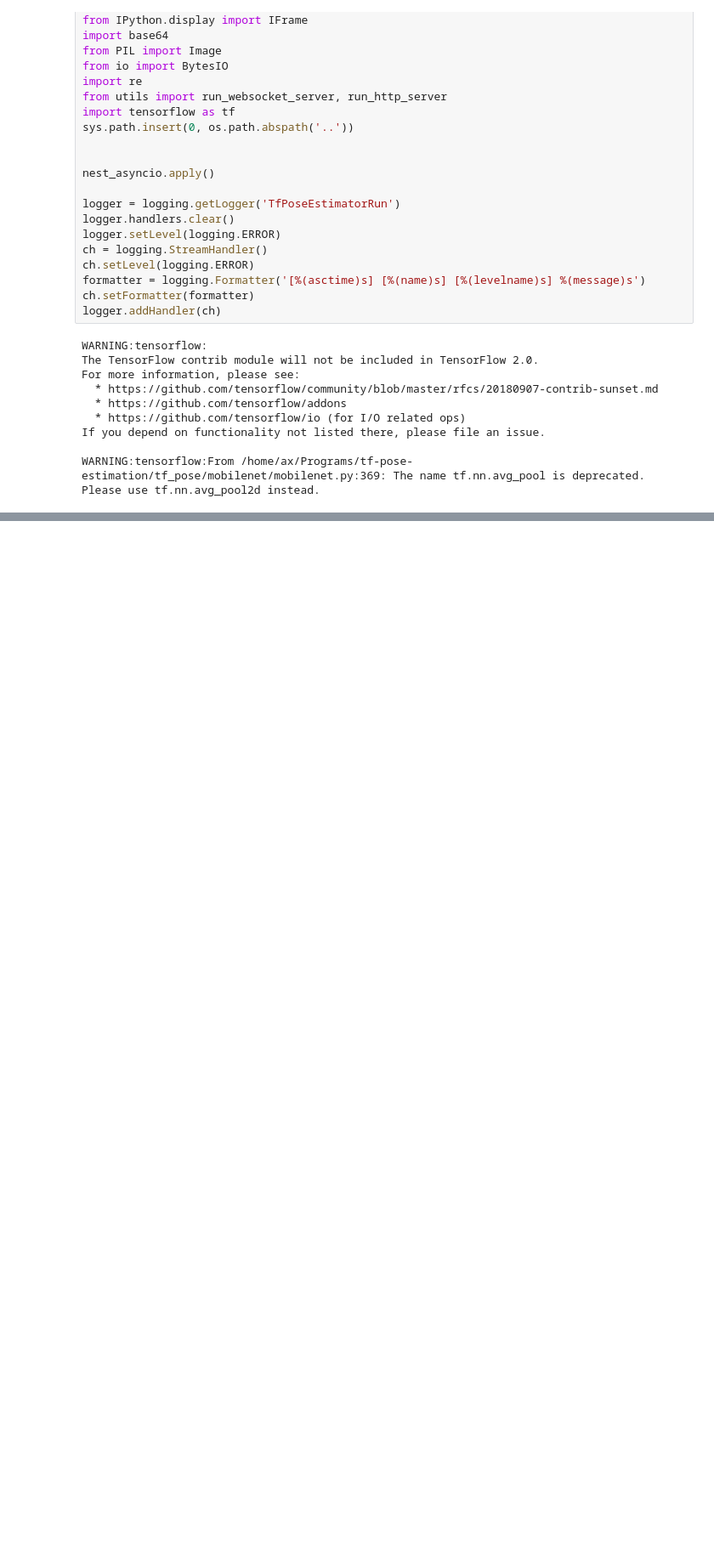
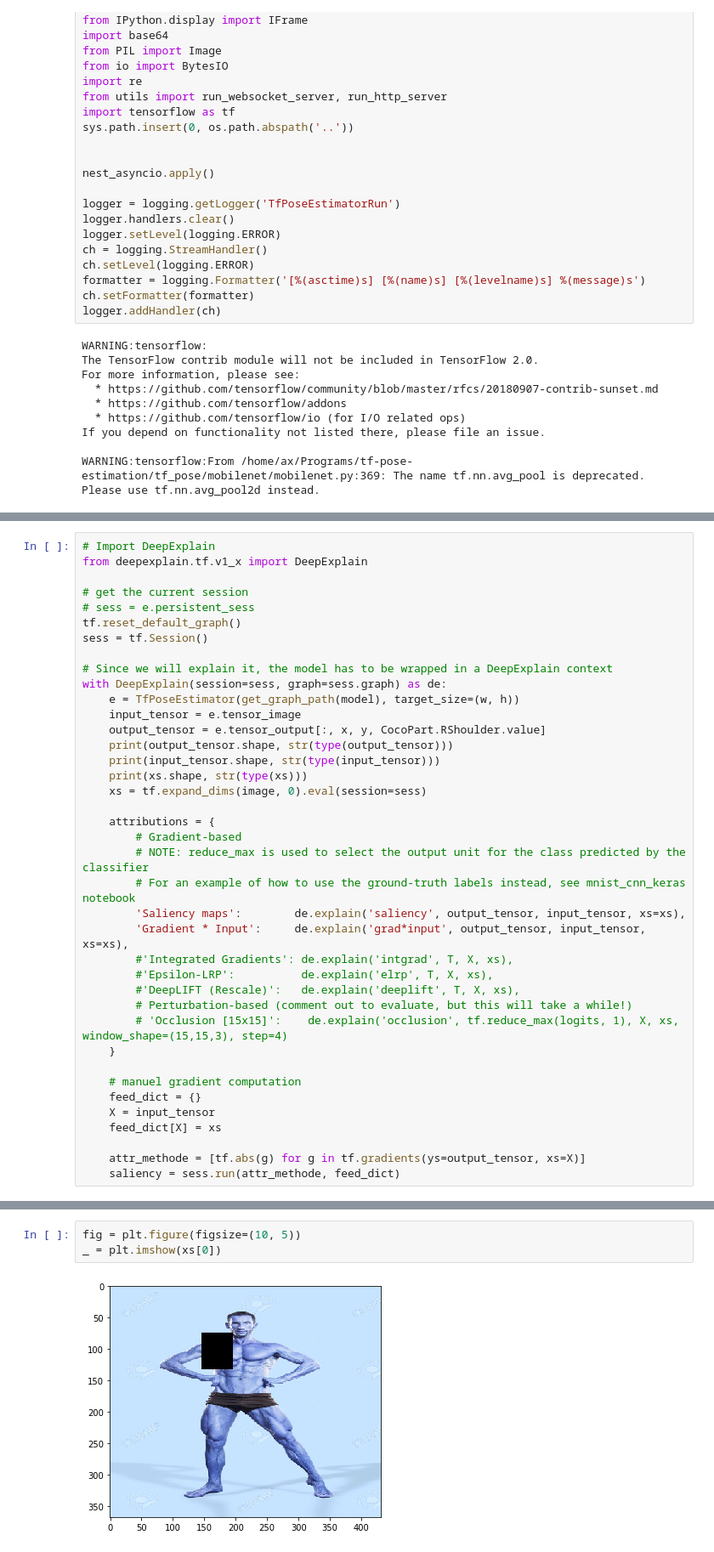
Before and after one commit to alexus37/MasterThesisCode, a Jupyter notebook: experiments/OpenPoseUnderstand.ipynb, the cells around one changed output, grey strips where cells are left out. Shown at 85% size. Saved outputs shown, nothing was run; the diff lists cells and outputs as text; blank space fills up the shorter version.

Commit message:
try to explain open pose confidence maps

```diff
--- a/experiments/OpenPoseUnderstand.ipynb
+++ b/experiments/OpenPoseUnderstand.ipynb
@@ -145,0 +123,39 @@ TypeError: len is not well defined for symbolic Tensors. (ExpandDims_2:0) Please
+# %%
+# Import DeepExplain
+from deepexplain.tf.v1_x import DeepExplain
+
+# get the current session
+# sess = e.persistent_sess
+tf.reset_default_graph()
+sess = tf.Session()
+
+# Since we will explain it, the model has to be wrapped in a DeepExplain context
+with DeepExplain(session=sess, graph=sess.graph) as de:
+    e = TfPoseEstimator(get_graph_path(model), target_size=(w, h))
+    input_tensor = e.tensor_image
+    output_tensor = e.tensor_output[:, x, y, CocoPart.RShoulder.value]
+    print(output_tensor.shape, str(type(output_tensor)))
+    print(input_tensor.shape, str(type(input_tensor)))
+    print(xs.shape, str(type(xs)))
+    xs = tf.expand_dims(image, 0).eval(session=sess)
+
+    attributions = {
+        # Gradient-based
+        # NOTE: reduce_max is used to select the output unit for the class predicted by the classifier
+        # For an example of how to use the ground-truth labels instead, see mnist_cnn_keras notebook
+        'Saliency maps':        de.explain('saliency', output_tensor, input_tensor, xs=xs),
+        'Gradient * Input':     de.explain('grad*input', output_tensor, input_tensor, xs=xs),
+        #'Integrated Gradients': de.explain('intgrad', T, X, xs),
+        #'Epsilon-LRP':          de.explain('elrp', T, X, xs),
+        #'DeepLIFT (Rescale)':   de.explain('deeplift', T, X, xs),
+        # Perturbation-based (comment out to evaluate, but this will take a while!)
+        # 'Occlusion [15x15]':    de.explain('occlusion', tf.reduce_max(logits, 1), X, xs, window_shape=(15,15,3), step=4)
+    }
+
+    # manuel gradient computation
+    feed_dict = {}
+    X = input_tensor
+    feed_dict[X] = xs
+
+    attr_methode = [tf.abs(g) for g in tf.gradients(ys=output_tensor, xs=X)]
+    saliency = sess.run(attr_methode, feed_dict)
@@ -145,0 +174,5 @@ TypeError: len is not well defined for symbolic Tensors. (ExpandDims_2:0) Please
+# %%
+fig = plt.figure(figsize=(10, 5))
+_ = plt.imshow(xs[0])
+# %% [output]
+[figure, added]
```
Also changed, not shown: parts of 10 cells of this notebook, 3 other files.
